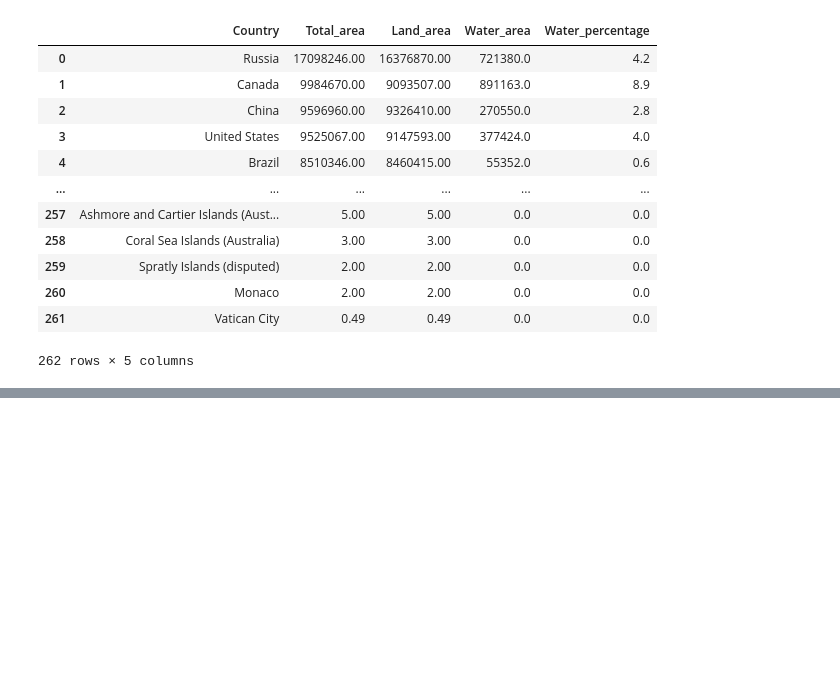
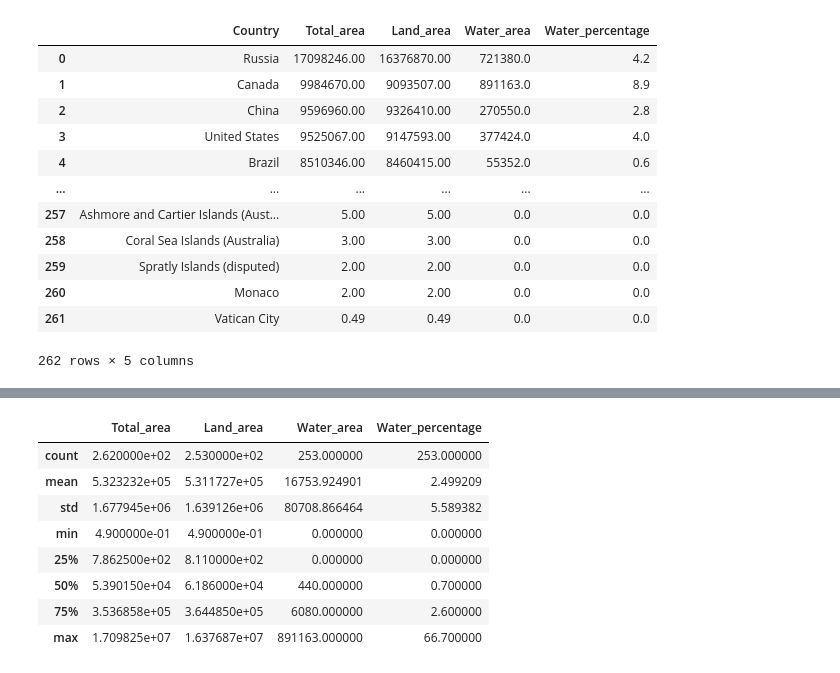
Before and after one commit to samwanyua/Python-Machine-Learning-Tutorial, a Jupyter notebook: Python/python_basics.ipynb, the cells around one changed output, grey strips where cells are left out. Cells and saved outputs as stored; diff of their text form; code cells hidden in the pictures; blank space fills up the shorter version.

```diff
--- a/Python/python_basics.ipynb
+++ b/Python/python_basics.ipynb
@@ -1194,0 +1210,12 @@ df
+# %%
+df.describe()
+# %% [output]
+|  | Total_area | Land_area | Water_area | Water_percentage |
+| count | 2.620000e+02 | 2.530000e+02 | 253.000000 | 253.000000 |
+| mean | 5.323232e+05 | 5.311727e+05 | 16753.924901 | 2.499209 |
+| std | 1.677945e+06 | 1.639126e+06 | 80708.866464 | 5.589382 |
+| min | 4.900000e-01 | 4.900000e-01 | 0.000000 | 0.000000 |
+| 25% | 7.862500e+02 | 8.110000e+02 | 0.000000 | 0.000000 |
+| 50% | 5.390150e+04 | 6.186000e+04 | 440.000000 | 0.700000 |
+| 75% | 3.536858e+05 | 3.644850e+05 | 6080.000000 | 2.600000 |
+| max | 1.709825e+07 | 1.637687e+07 | 891163.000000 | 66.700000 |
```
Also changed, not shown: parts of 1 cell of this notebook.
